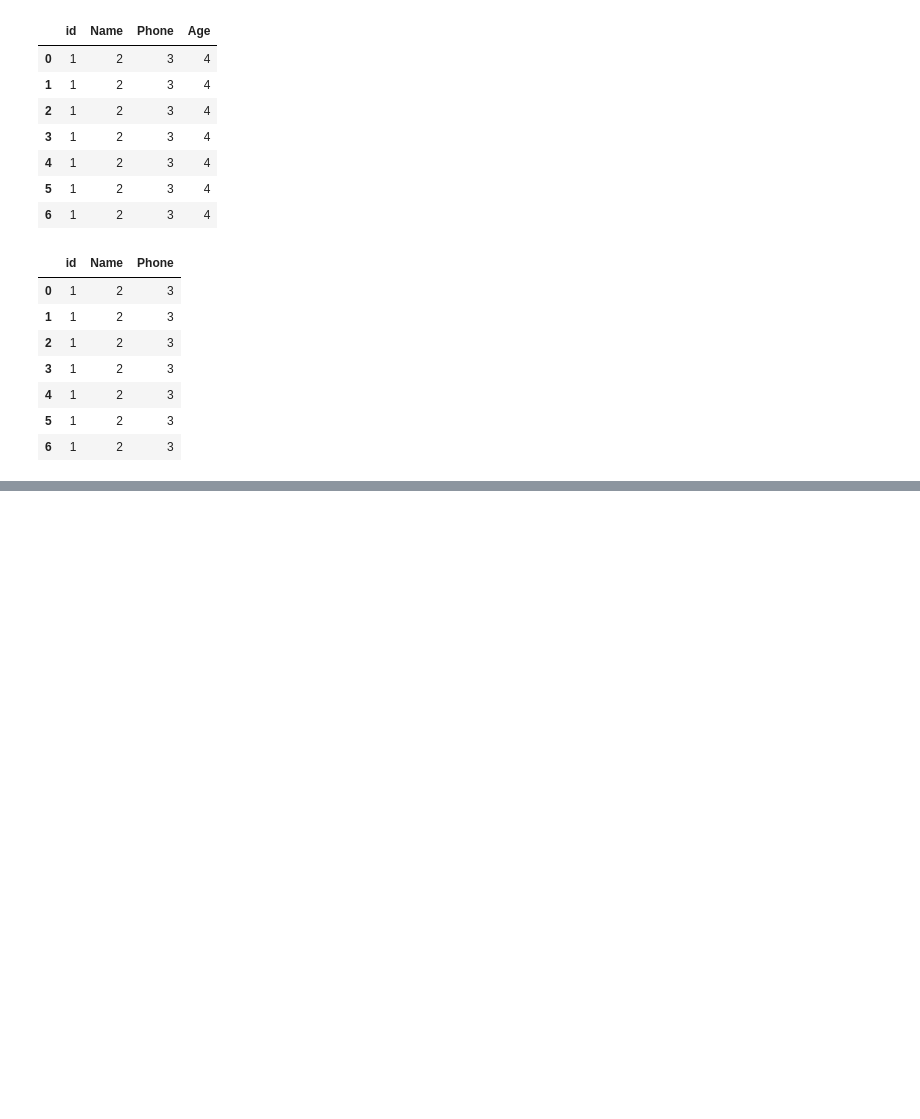
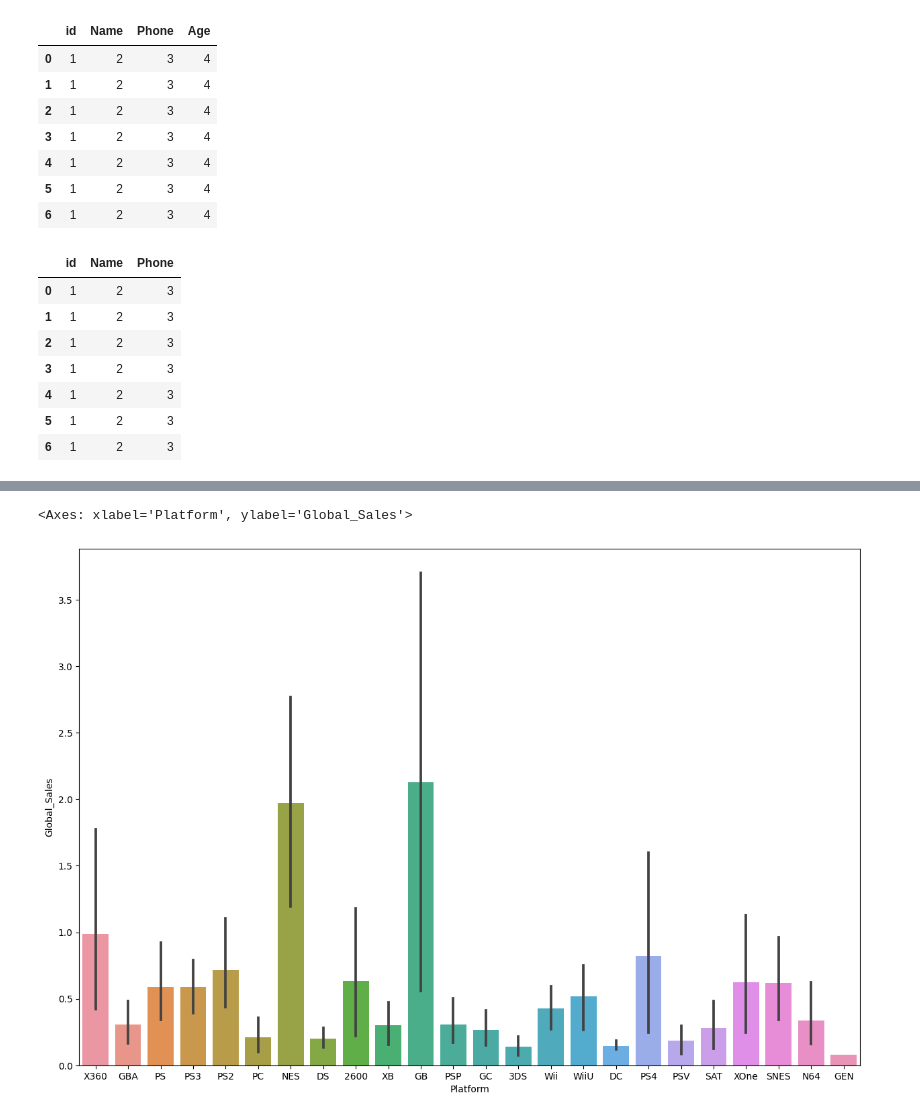
Before and after one commit to denkattt/Python, a Jupyter notebook: Scripts/pr4/test.ipynb, the cells around one changed output, grey strips where cells are left out. Saved outputs shown, nothing was run; the diff lists cells and outputs as text; code cells hidden in the pictures; blank space fills up the shorter version.

```diff
--- a/Scripts/pr4/test.ipynb
+++ b/Scripts/pr4/test.ipynb
@@ -204,0 +288,6 @@ p6.drop(columns=['Age'])
+# %%
+plt.figure(figsize=(15,10))
+sns.barplot(x=df['Platform'], y=df['Global_Sales'])
+# %% [output]
+<Axes: xlabel='Platform', ylabel='Global_Sales'>
+[figure, added]
```
Also changed, not shown: parts of 11 cells of this notebook, 7 other files.
